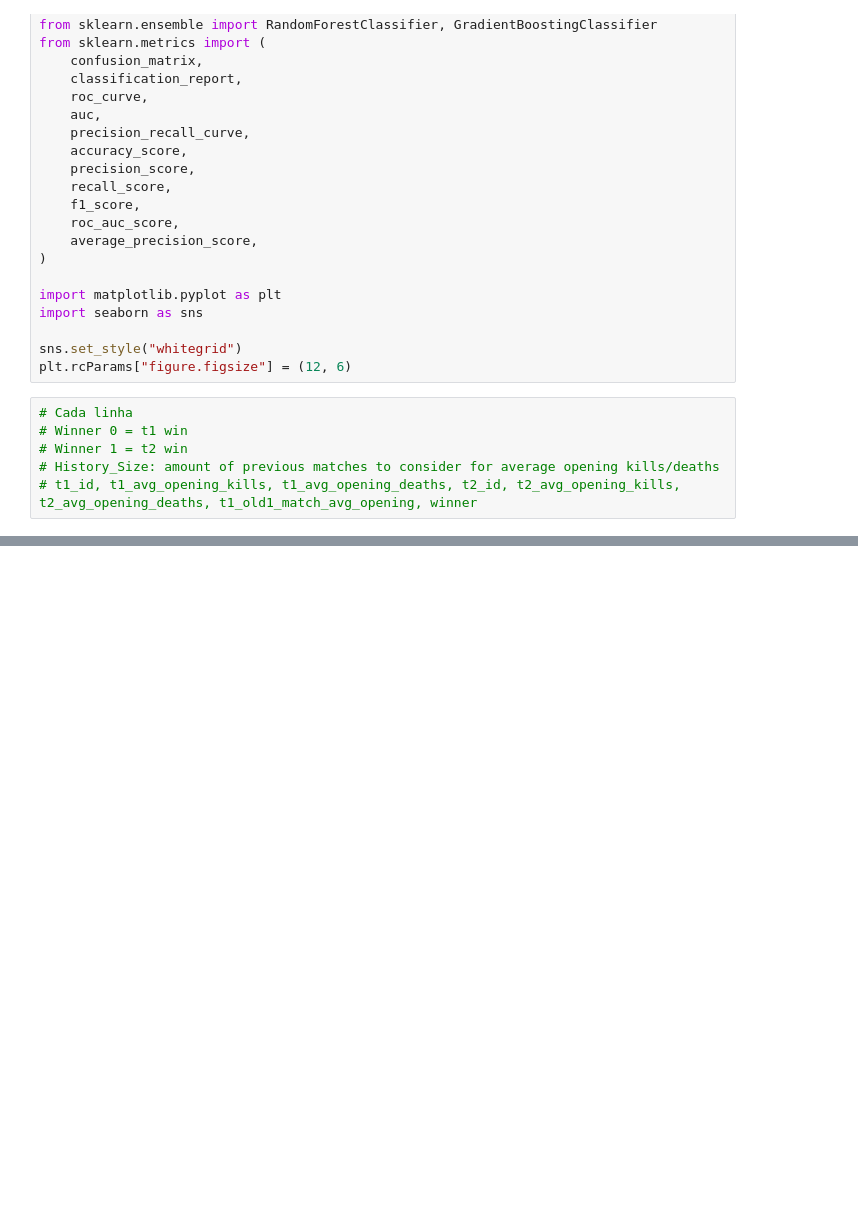
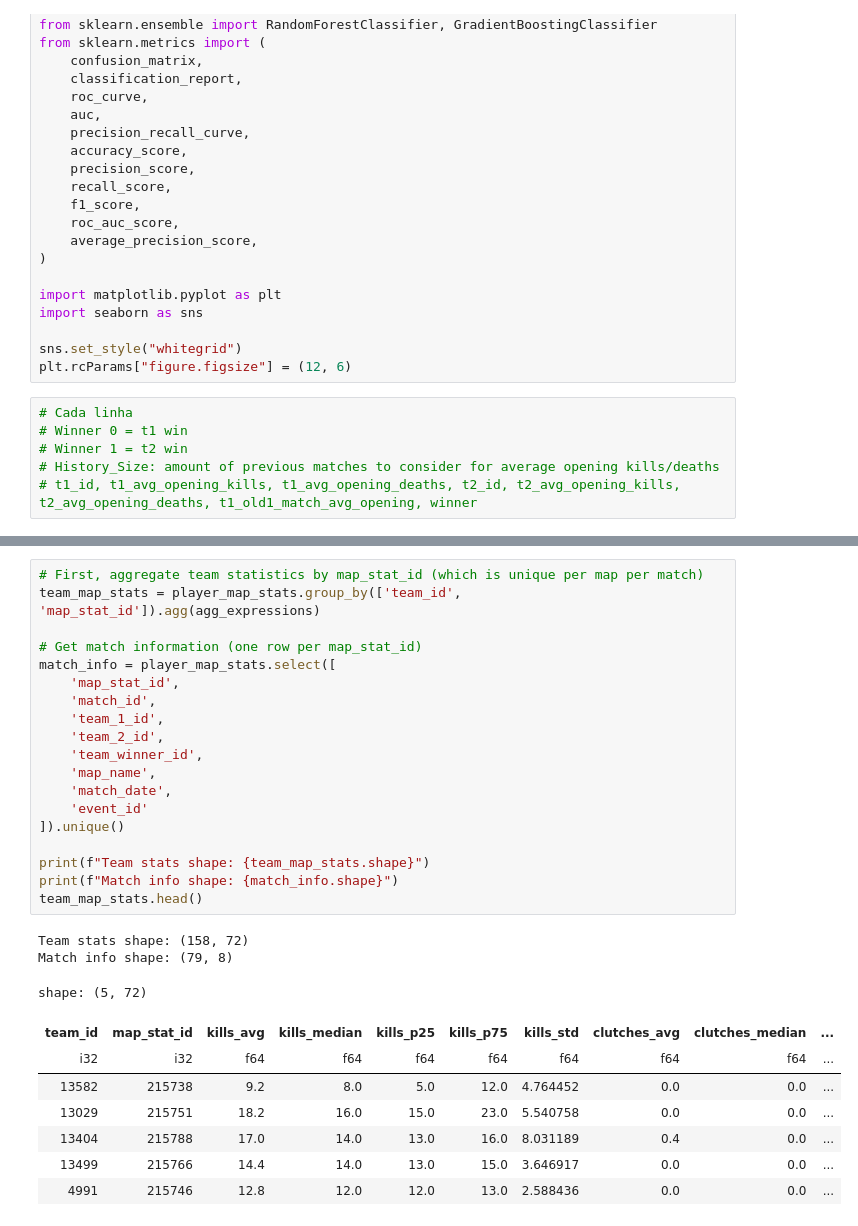
Before and after one commit to talDoFlemis/clutch-or-predict, a Jupyter notebook: notebooks/02-match-predictor.ipynb, the cells around one changed output, grey strips where cells are left out. Drawn from its saved outputs; the diff is of its cells as text; blank space fills up the shorter version.

```diff
--- a/notebooks/02-match-predictor.ipynb
+++ b/notebooks/02-match-predictor.ipynb
@@ -69,0 +161,30 @@ shape: (790, 31)
+# %%
+# First, aggregate team statistics by map_stat_id (which is unique per map per match)
+team_map_stats = player_map_stats.group_by(['team_id', 'map_stat_id']).agg(agg_expressions)
+
+# Get match information (one row per map_stat_id)
+match_info = player_map_stats.select([
+    'map_stat_id',
+    'match_id',
+    'team_1_id',
+    'team_2_id',
+    'team_winner_id',
+    'map_name',
+    'match_date',
+    'event_id'
+]).unique()
+
+print(f"Team stats shape: {team_map_stats.shape}")
+print(f"Match info shape: {match_info.shape}")
+team_map_stats.head()
+# %% [output]
+Team stats shape: (158, 72)
+Match info shape: (79, 8)
+shape: (5, 72)
+| team_id | map_stat_id | kills_avg | kills_median | kills_p25 | kills_p75 | kills_std | clutches_avg | clutches_median | ... |
+| i32 | i32 | f64 | f64 | f64 | f64 | f64 | f64 | f64 | ... |
+| 13582 | 215738 | 9.2 | 8.0 | 5.0 | 12.0 | 4.764452 | 0.0 | 0.0 | ... |
+| 13029 | 215751 | 18.2 | 16.0 | 15.0 | 23.0 | 5.540758 | 0.0 | 0.0 | ... |
+| 13404 | 215788 | 17.0 | 14.0 | 13.0 | 16.0 | 8.031189 | 0.4 | 0.0 | ... |
+| 13499 | 215766 | 14.4 | 14.0 | 13.0 | 15.0 | 3.646917 | 0.0 | 0.0 | ... |
+| 4991 | 215746 | 12.8 | 12.0 | 12.0 | 13.0 | 2.588436 | 0.0 | 0.0 | ... |
```
Also changed, not shown: parts of 8 cells of this notebook.
